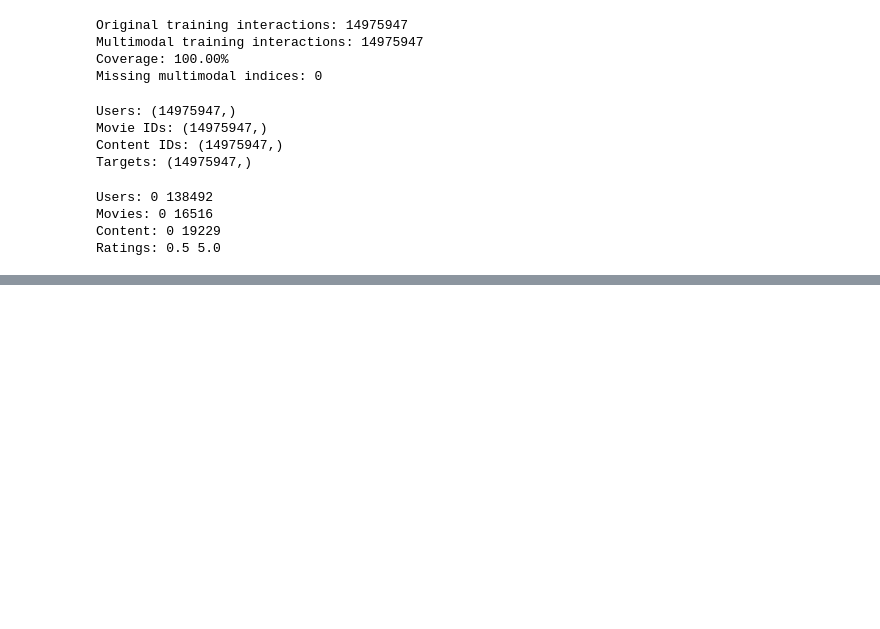
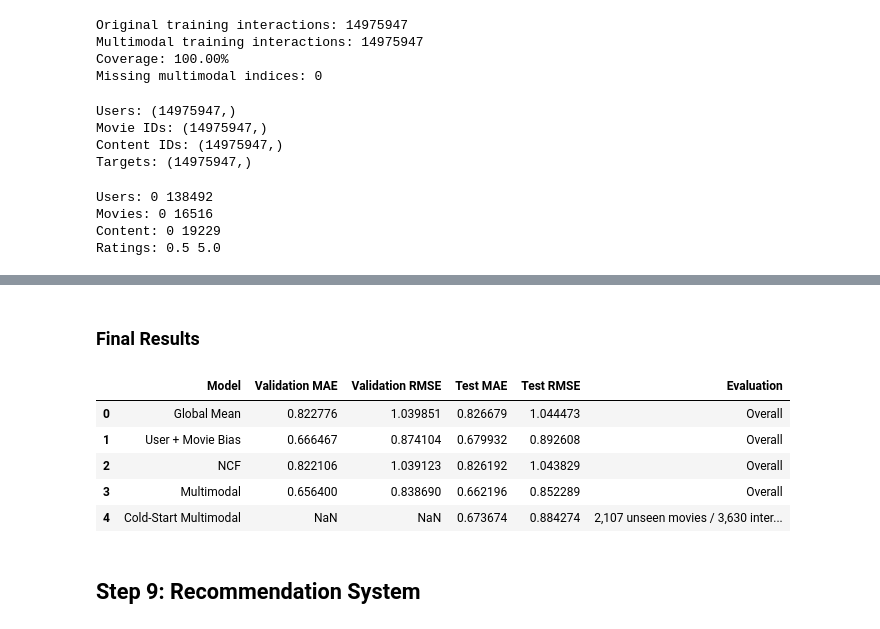
Before and after one commit to Hemanthsai456/Leveraging-Poster-and-Trailer-Audio-Embeddings-for-Cold-Start-Movie-Recommendation, a Jupyter notebook: notebooks/01_Notebook.ipynb, the cells around one changed output, grey strips where cells are left out. Saved outputs shown, nothing was run; the diff lists cells and outputs as text; code cells hidden in the pictures; blank space fills up the shorter version.

```diff
--- a/notebooks/01_Notebook.ipynb
+++ b/notebooks/01_Notebook.ipynb
@@ -1427,0 +2250,16 @@ print("Training audio features:", train_audio_features.shape)
+# %%
+# Multimodal improvement over the User + Movie Bias baseline
+
+bias_test_mae = 0.679932
+bias_test_rmse = 0.892608
+
+mm_test_mae = 0.662196
+mm_test_rmse = 0.852289
+
+mm_mae_improvement = ((bias_test_mae - mm_test_mae) / bias_test_mae) * 100
+
+mm_rmse_improvement = ((bias_test_rmse - mm_test_rmse) / bias_test_rmse) * 100
+
+print("Multimodal Improvement over User + Movie Bias")
+print(f"MAE improvement : {mm_mae_improvement:.2f}%")
+print(f"RMSE improvement: {mm_rmse_improvement:.2f}%")
@@ -1427,0 +2284,58 @@ print("Training audio features:", train_audio_features.shape)
+# %% [markdown]
+### Final Results
+# %%
+# Clean final model comparison table
+
+final_results = pd.DataFrame([
+    {
+        "Model": "Global Mean",
+        "Validation MAE": val_mae_global,
+        "Validation RMSE": val_rmse_global,
+        "Test MAE": test_mae_global,
+        "Test RMSE": test_rmse_global,
+        "Evaluation": "Overall"
+    },
+    {
+        "Model": "User + Movie Bias",
+        "Validation MAE": val_mae_bias,
+        "Validation RMSE": val_rmse_bias,
+        "Test MAE": bias_test_mae,
+        "Test RMSE": bias_test_rmse,
+        "Evaluation": "Overall"
+    },
+    {
+        "Model": "NCF",
+        "Validation MAE": ncf_val_mae,
+        "Validation RMSE": ncf_val_rmse,
+        "Test MAE": ncf_test_mae,
+        "Test RMSE": ncf_test_rmse,
+        "Evaluation": "Overall"
+    },
+    {
+        "Model": "Multimodal",
+        "Validation MAE": mm_val_mae,
+        "Validation RMSE": mm_val_rmse,
+        "Test MAE": mm_test_mae,
+        "Test RMSE": mm_test_rmse,
+        "Evaluation": "Overall"
+    },
+    {
+        "Model": "Cold-Start Multimodal",
+        "Validation MAE": np.nan,
+        "Validation RMSE": np.nan,
+        "Test MAE": coldstart_mae,
+        "Test RMSE": coldstart_rmse,
+        "Evaluation": "2,107 unseen movies / 3,630 interactions"
+    }
+])
+
+final_results
+# %% [output]
+|  | Model | Validation MAE | Validation RMSE | Test MAE | Test RMSE | Evaluation |
+| 0 | Global Mean | 0.822776 | 1.039851 | 0.826679 | 1.044473 | Overall |
+| 1 | User + Movie Bias | 0.666467 | 0.874104 | 0.679932 | 0.892608 | Overall |
+| 2 | NCF | 0.822106 | 1.039123 | 0.826192 | 1.043829 | Overall |
+| 3 | Multimodal | 0.656400 | 0.838690 | 0.662196 | 0.852289 | Overall |
+| 4 | Cold-Start Multimodal | NaN | NaN | 0.673674 | 0.884274 | 2,107 unseen movies / 3,630 inter... |
+# %% [markdown]
+## Step 9: Recommendation System
```
Also changed, not shown: parts of 61 cells of this notebook.
